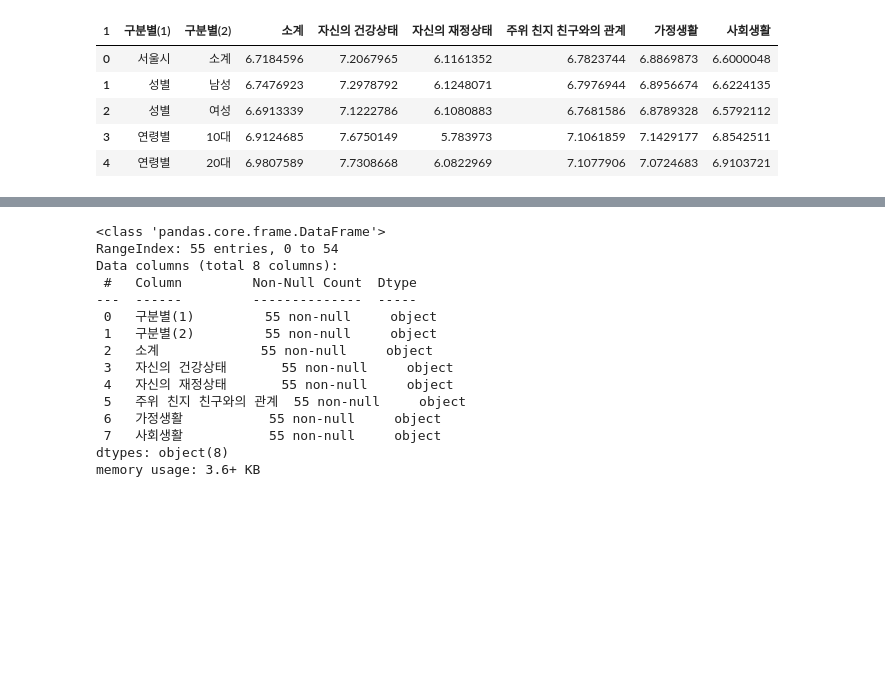
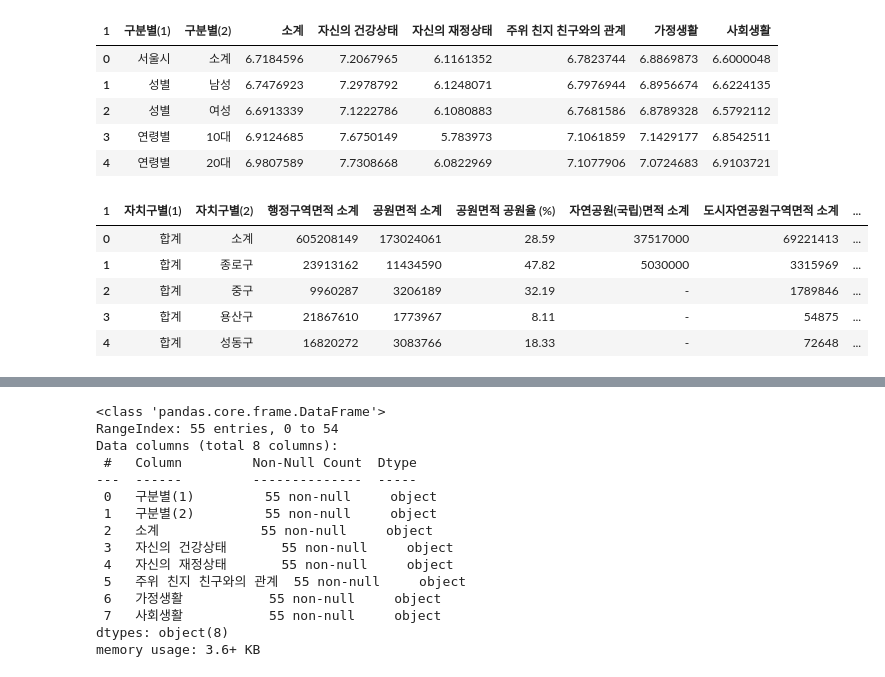
Before and after one commit to chaiwon1/happiness_analysis, a Jupyter notebook: happiness.ipynb, the cells around one changed output, grey strips where cells are left out. Saved outputs shown, nothing was run; the diff lists cells and outputs as text; code cells hidden in the pictures; blank space fills up the shorter version.

```diff
--- a/happiness.ipynb
+++ b/happiness.ipynb
@@ -26,3 +47,17 @@ df.head()
 | 2 | 성별 | 여성 | 6.6913339 | 7.1222786 | 6.1080883 | 6.7681586 | 6.8789328 | 6.5792112 |
 | 3 | 연령별 | 10대 | 6.9124685 | 7.6750149 | 5.783973 | 7.1061859 | 7.1429177 | 6.8542511 |
 | 4 | 연령별 | 20대 | 6.9807589 | 7.7308668 | 6.0822969 | 7.1077906 | 7.0724683 | 6.9103721 |
+# %%
+# 공원율 df 전처리
+merged_row = park_df.iloc[0, 2:] + " " + park_df.iloc[1, 2:]
+park_df.iloc[1, 2:] = merged_row
+park_df.columns = park_df.iloc[1]
+park_df.drop([0, 1], axis=0, inplace=True)
+park_df.reset_index(drop=True, inplace=True)
+# %% [output]
+| 1 | 자치구별(1) | 자치구별(2) | 행정구역면적 소계 | 공원면적 소계 | 공원면적 공원율 (%) | 자연공원(국립)면적 소계 | 도시자연공원구역면적 소계 | ... |
+| 0 | 합계 | 소계 | 605208149 | 173024061 | 28.59 | 37517000 | 69221413 | ... |
+| 1 | 합계 | 종로구 | 23913162 | 11434590 | 47.82 | 5030000 | 3315969 | ... |
+| 2 | 합계 | 중구 | 9960287 | 3206189 | 32.19 | - | 1789846 | ... |
+| 3 | 합계 | 용산구 | 21867610 | 1773967 | 8.11 | - | 54875 | ... |
+| 4 | 합계 | 성동구 | 16820272 | 3083766 | 18.33 | - | 72648 | ... |
```
Also changed, not shown: parts of 25 cells of this notebook, 2 other files.
